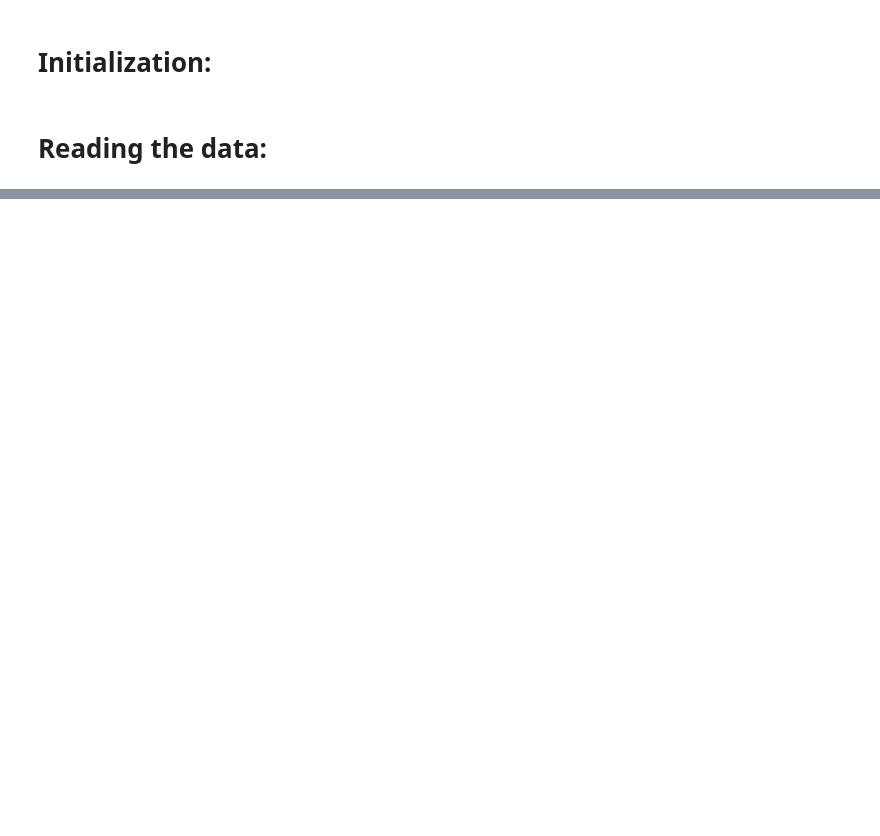
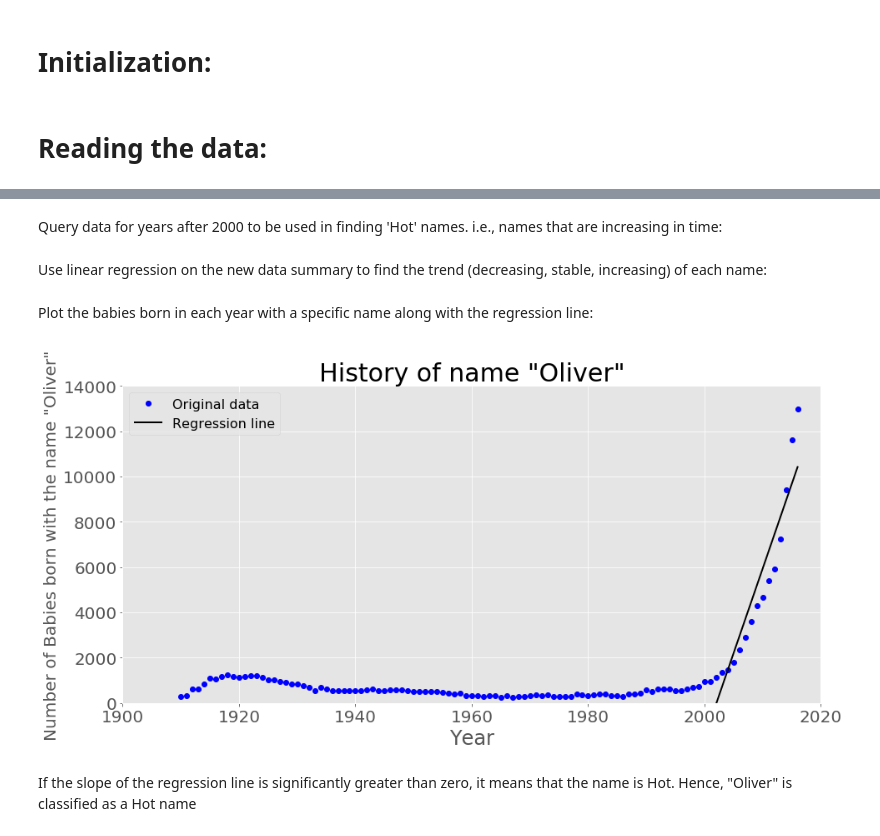
Before and after one commit to abtinansari/Baby_Name_Recommender, a Jupyter notebook: plot1.ipynb, the cells around one changed output, grey strips where cells are left out. Saved outputs shown, nothing was run; the diff lists cells and outputs as text; code cells hidden in the pictures; blank space fills up the shorter version.

```diff
--- a/plot1.ipynb
+++ b/plot1.ipynb
@@ -33,0 +40,3 @@ data.head()
+# %%
+data_sum=data.pivot_table(values='Count', index='Year' , columns='Name', aggfunc=sum).fillna(0).reset_index().rename_axis(None, axis=1).rename_axis(None, axis=0).set_index('Year')
+data_sum.sample(5)
@@ -33,0 +52,30 @@ data.head()
+# %% [markdown]
+Query data for years after 2000 to be used in finding 'Hot' names. i.e., names that are increasing in time:
+# %%
+new_data_sum=data_sum[data_sum.index>2000]
+# %% [markdown]
+Use linear regression on the new data summary to find the trend (decreasing, stable, increasing) of each name:
+# %%
+regr = linear_model.LinearRegression()
+X=new_data_sum.index.values.astype(float).reshape(-1, 1)
+regr.fit(X, new_data_sum.values)
+line_y = regr.predict(X)
+predicted=pd.DataFrame(line_y, index=new_data_sum.index,columns=new_data_sum.columns)
+# %% [markdown]
+Plot the babies born in each year with a specific name along with the regression line:
+# %%
+plt.figure(figsize=(15,7))
+_ = plt.plot(data_sum.index.values, data_sum['Oliver'], 'o', label='Original data', color='blue')
+plt.plot(X, predicted['Oliver'], color='black', linewidth=2, label='Regression line')
+plt.ylabel('Number of Babies born with the name "Oliver"', fontsize=20)
+plt.xlabel('Year', fontsize=24)
+plt.title('History of name "Oliver"', fontsize=30)
+plt.xticks(size=20)
+plt.yticks(size=20)
+plt.axis([1900, 2020, 0, 14000])
+plt.legend(loc=2, fontsize=16)
+plt.show()
+# %% [output]
+[figure, added]
+# %% [markdown]
+ If the slope of the regression line is significantly greater than zero, it means that the name is Hot. Hence, "Oliver" is classified as a Hot name
```
Also changed, not shown: parts of 8 cells of this notebook.
